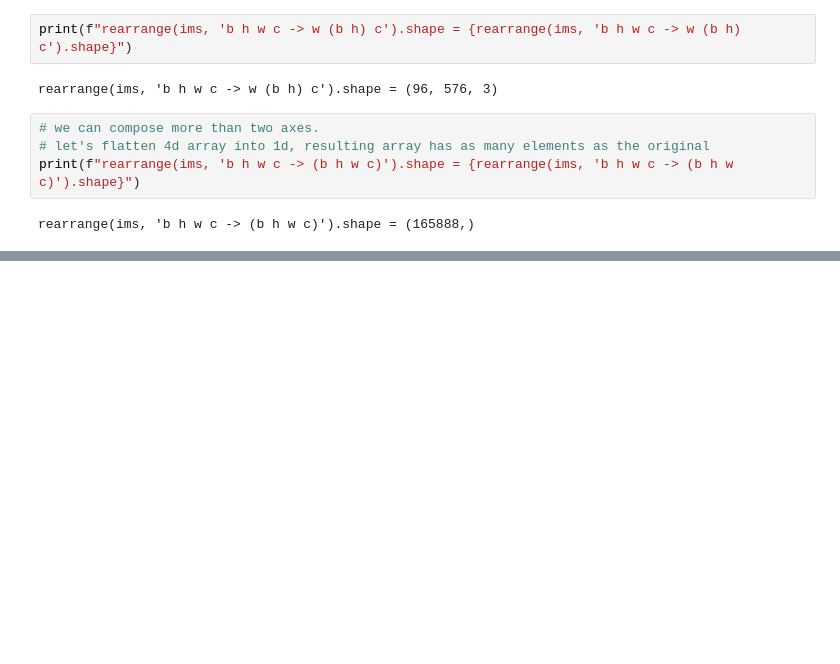
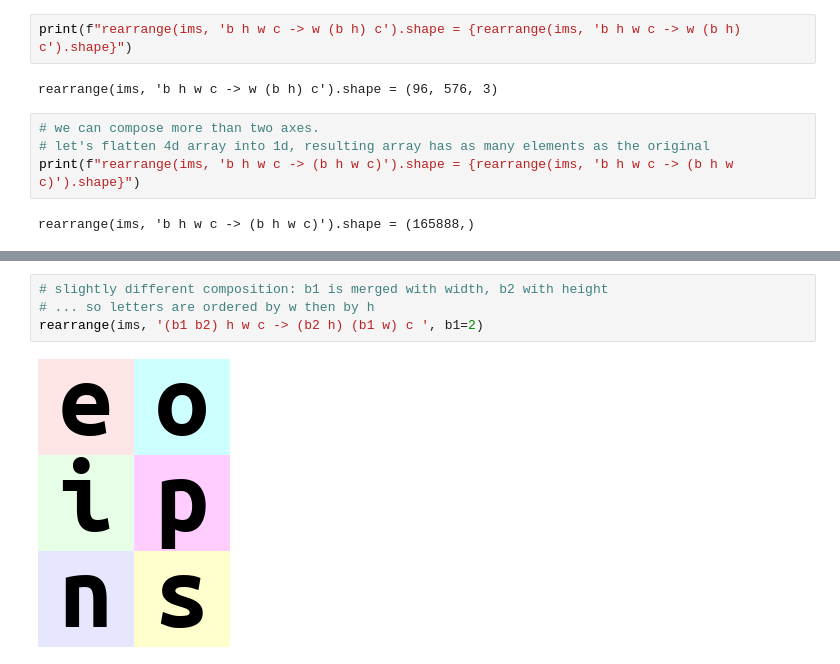
Before and after one commit to aspiringastro/einops-tutorial, a Jupyter notebook: einops-learn-1.ipynb, the cells around one changed output, grey strips where cells are left out. Saved outputs shown, nothing was run; the diff lists cells and outputs as text; blank space fills up the shorter version.

```diff
--- a/einops-learn-1.ipynb
+++ b/einops-learn-1.ipynb
@@ -56,0 +70,6 @@ rearrange(ims, 'b h w c -> (b h w c)').shape = (165888,)
+# %%
+# slightly different composition: b1 is merged with width, b2 with height
+# ... so letters are ordered by w then by h
+rearrange(ims, '(b1 b2) h w c -> (b2 h) (b1 w) c ', b1=2)
+# %% [output]
+[figure, added]
```
Also changed, not shown: parts of 12 cells of this notebook.
